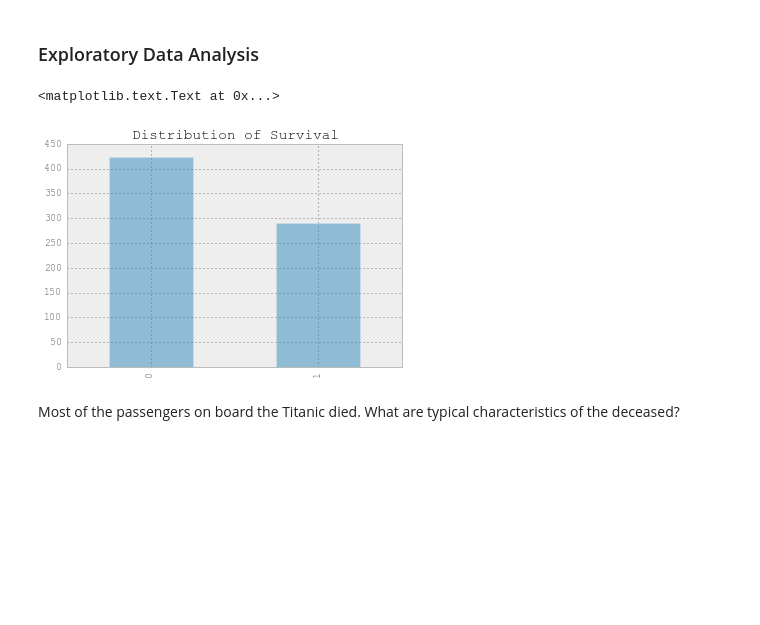
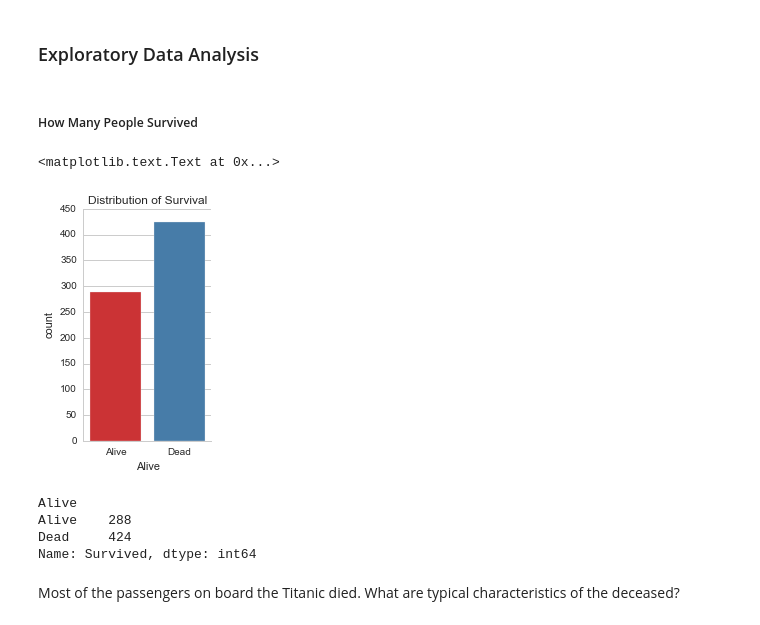
Before and after one commit to chrisdaly/Titanic-Analysis, a Jupyter notebook: Titanic Data Analysis.ipynb, the cells around one changed output. Saved outputs shown, nothing was run; the diff lists cells and outputs as text; code cells hidden in the pictures; blank space fills up the shorter version.

```diff
--- a/Titanic Data Analysis.ipynb
+++ b/Titanic Data Analysis.ipynb
@@ -197,10 +247,19 @@ df.head()
 # %% [markdown]
 ### Exploratory Data Analysis
-# %%
-df['Survived'].value_counts().plot(kind='bar', alpha=.5)
-plt.title("Distribution of Survival")
-# %% [output]
-<matplotlib.text.Text at 0x...>
-[figure, removed]
+# %% [markdown]
+##### How Many People Survived
+# %%
+sns.factorplot("Alive", data=df, kind="count", palette="Set1", aspect=.6)
+plt.title("Distribution of Survival")
+# %% [output]
+<matplotlib.text.Text at 0x...>
+[figure, added]
+# %%
+df.groupby(['Alive']).Survived.count()
+# %% [output]
+Alive
+Alive    288
+Dead     424
+Name: Survived, dtype: int64
 # %% [markdown]
 Most of the passengers on board the Titanic died. What are typical characteristics of the deceased?
```
Also changed, not shown: parts of 89 cells of this notebook, 1 other file.
